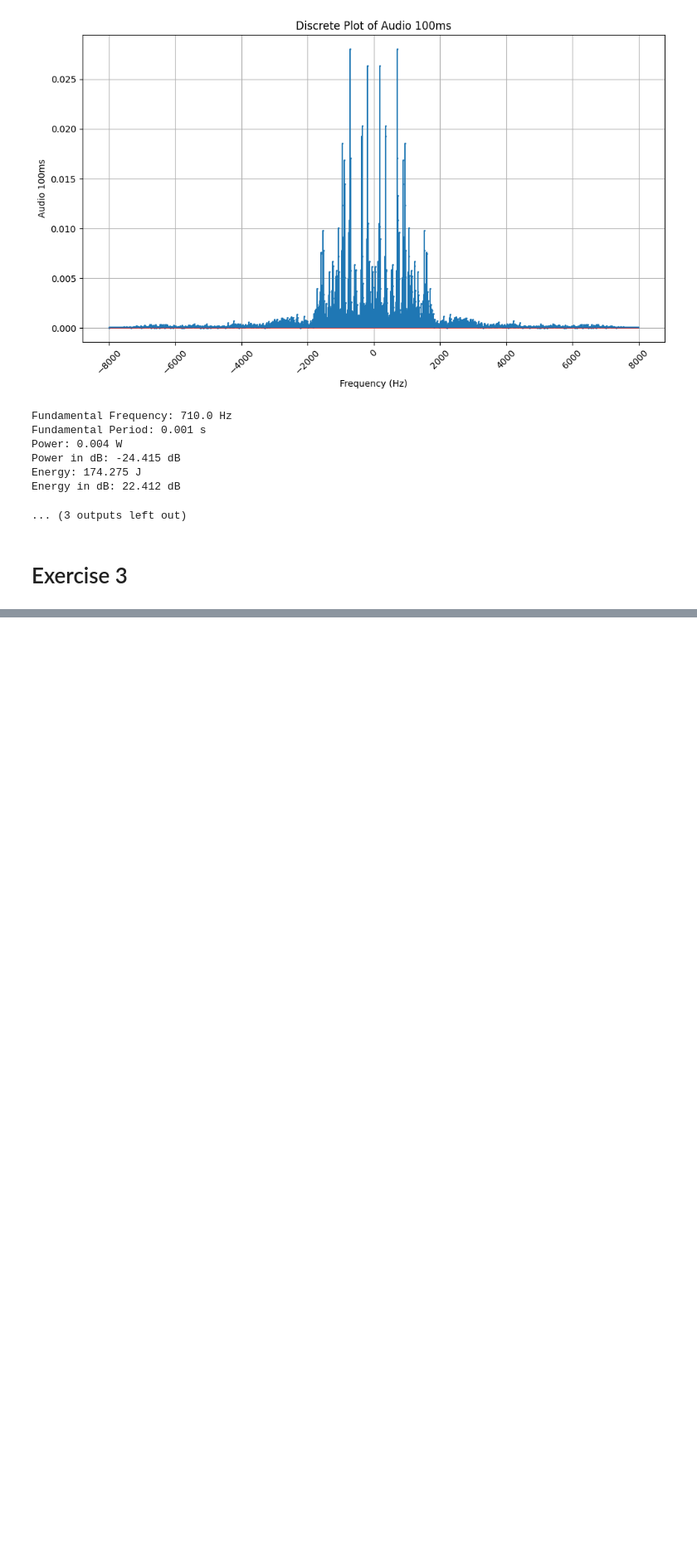
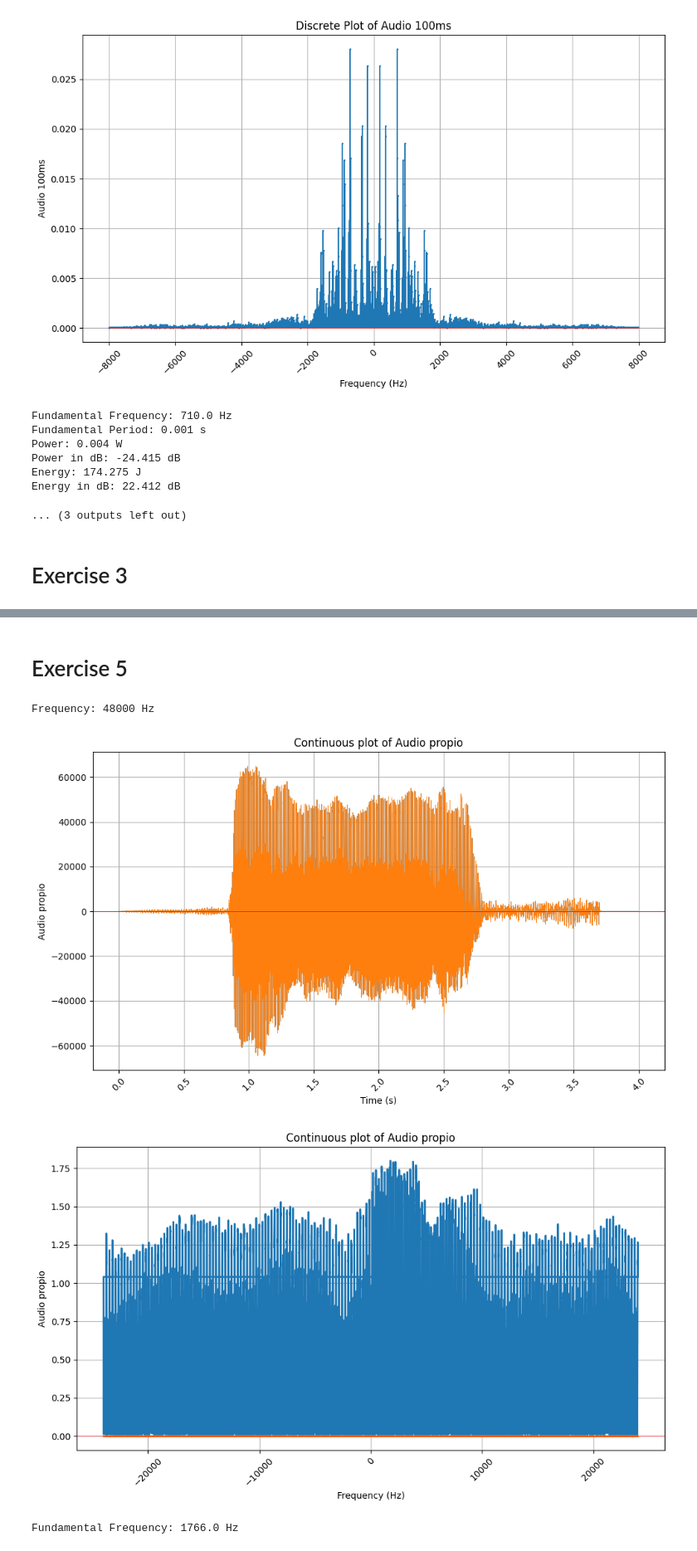
Before and after one commit to carlosedm10/college, a Jupyter notebook: TDS/P1/Prac1.ipynb, the cells around one changed output, grey strips where cells are left out. Shown at 83% size. Saved outputs shown, nothing was run; the diff lists cells and outputs as text; code cells hidden in the pictures; blank space fills up the shorter version.

```diff
--- a/TDS/P1/Prac1.ipynb
+++ b/TDS/P1/Prac1.ipynb
@@ -178,0 +243,35 @@ Frame length: 1600 samples
+# %% [markdown]
+# Exercise 5
+# %%
+freq, datos = wavfile.read(audio_propio)
+print(f"Frequency: {freq} Hz")
+datos = datos / 2**15
+
+# Plot the audio data
+continuous_time_plot(
+    np.arange(len(datos)) / freq,
+    datos,
+    variable_name="Audio propio",
+    xlabel="Time (s)",
+    linewidth=0.5,
+)
+# Looking at the data we select only from 1s to 2.5s
+datos = datos[int(1 * freq) : int(2.5 * freq)]
+
+# Now we will do the FFT for the audio
+N = len(datos)
+Y = np.fft.fft(datos)
+Y = np.abs(Y) / N
+f = np.fft.fftfreq(N, 1 / freq)
+
+continuous_time_plot(f, Y, variable_name="Audio propio", xlabel="Frequency (Hz)")
+
+# Now we will print the maximum frecuency of each plot for getting the fundamental frecuency
+max_frec = np.max(Y)
+index = np.where(Y == max_frec)
+print(f"Fundamental Frequency: {abs(f[index[0]][0])} Hz")
+# %% [output]
+Frequency: 48000 Hz
+[figure, added]
+[figure, added]
+Fundamental Frequency: 1766.0 Hz
```
Also changed, not shown: parts of 6 cells of this notebook, 1 other file.
